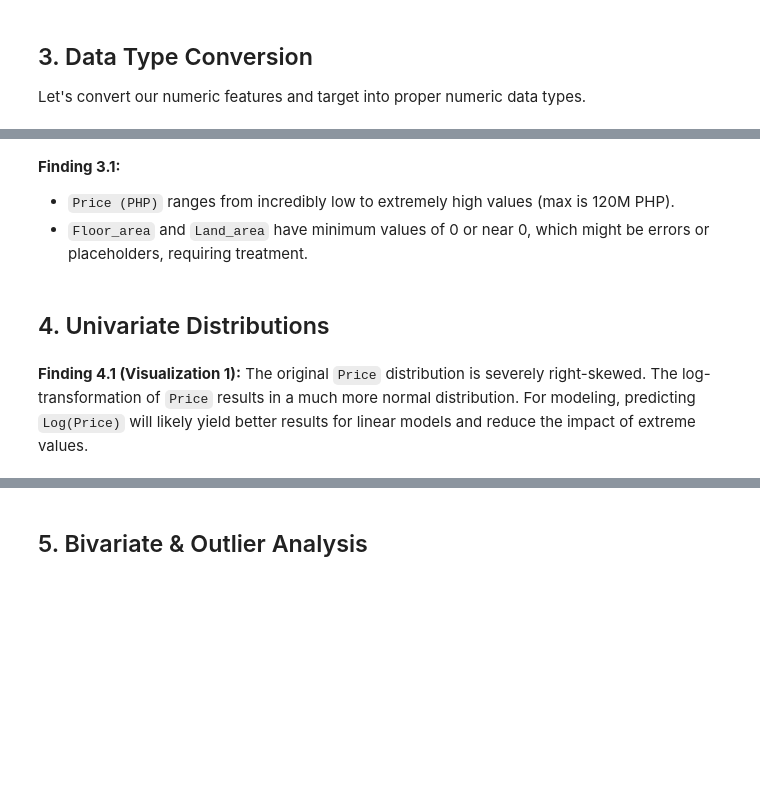
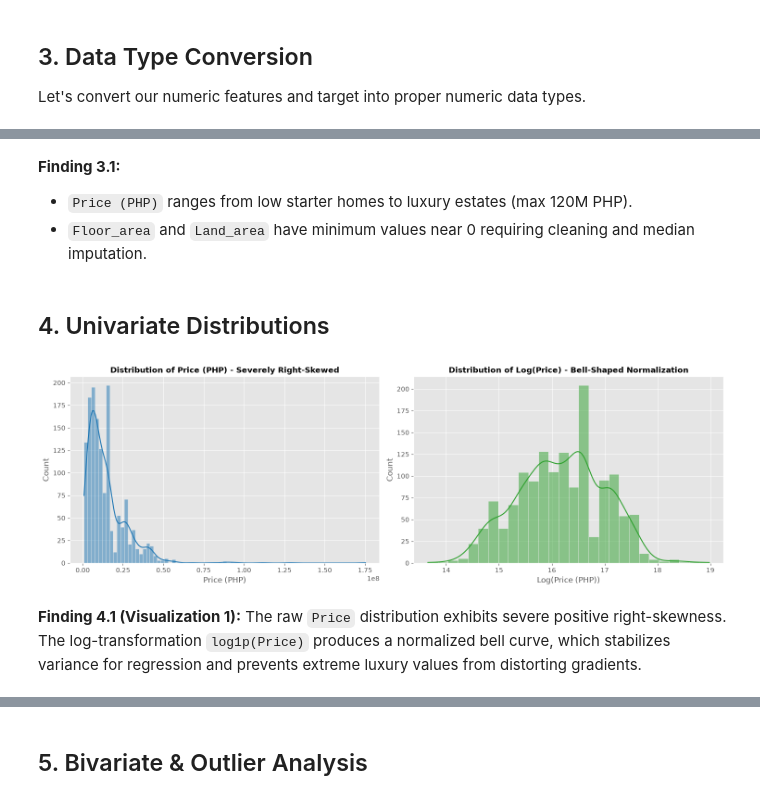
Before and after one commit to flexyledger/GROUP3_ph-real-estate-price-prediction, a Jupyter notebook: notebooks/01_eda.ipynb, the cells around one changed output, grey strips where cells are left out. Drawn from its saved outputs; the diff is of its cells as text; code cells hidden in the pictures; blank space fills up the shorter version.

```diff
--- a/notebooks/01_eda.ipynb
+++ b/notebooks/01_eda.ipynb
@@ -62,14 +125,12 @@ print(f"\nNumber of duplicate rows: {duplicate_count}")
 Let's convert our numeric features and target into proper numeric data types.
 # %%
 # Clean Price: remove commas and convert to float
-if df['Price (PHP)'].dtype == object:
-    df['Price (PHP)'] = df['Price (PHP)'].str.replace(',', '').astype(float)
+df['Price (PHP)'] = pd.to_numeric(df['Price (PHP)'].astype(str).str.replace(',', ''), errors='coerce')
 
 # Convert other features to numeric
-numeric_cols = ['Bedrooms', 'Bath', 'Floor_area (sqm)', 'Land_area (sqm)', 'Latitude']
+numeric_cols = ['Bedrooms', 'Bath', 'Floor_area (sqm)', 'Land_area (sqm)', 'Latitude', 'Longitude']
 for col in numeric_cols:
-    if df[col].dtype == object:
-        df[col] = pd.to_numeric(df[col], errors='coerce')
+    df[col] = pd.to_numeric(df[col], errors='coerce')
 
 print("\nUpdated Data Types:")
 print(df.dtypes)
@@ -79,27 +162,30 @@ df.describe().T
 # %% [markdown]
 **Finding 3.1:**
-* `Price (PHP)` ranges from incredibly low to extremely high values (max is 120M PHP).
-* `Floor_area` and `Land_area` have minimum values of 0 or near 0, which might be errors or placeholders, requiring treatment.
+* `Price (PHP)` ranges from low starter homes to luxury estates (max 120M PHP).
+* `Floor_area` and `Land_area` have minimum values near 0 requiring cleaning and median imputation.
 # %% [markdown]
 ## 4. Univariate Distributions
 # %%
-# Visualization 1: Target Variable (Price) Distribution
+# Visualization 1: Target Variable (Price) Distribution (Skew Analysis)
 fig, (ax1, ax2) = plt.subplots(1, 2, figsize=(15, 5))
 
 # Original Price
-sns.histplot(df['Price (PHP)'].dropna(), kde=True, ax=ax1)
-ax1.set_title('Distribution of Price (PHP)')
+sns.histplot(df['Price (PHP)'].dropna(), kde=True, ax=ax1, color='#1f77b4')
+ax1.set_title('Distribution of Price (PHP) - Severely Right-Skewed', fontsize=12, fontweight='bold')
 ax1.set_xlabel('Price (PHP)')
 
 # Log-transformed Price
-sns.histplot(np.log1p(df['Price (PHP)'].dropna()), kde=True, ax=ax2, color='green')
-ax2.set_title('Distribution of Log(Price)')
+sns.histplot(np.log1p(df['Price (PHP)'].dropna()), kde=True, ax=ax2, color='#2ca02c')
+ax2.set_title('Distribution of Log(Price) - Bell-Shaped Normalization', fontsize=12, fontweight='bold')
 ax2.set_xlabel('Log(Price (PHP))')
 
 plt.tight_layout()
+plt.savefig('../documentation/screenshots/eda_01_price_distribution.png', dpi=300)
 plt.show()
+# %% [output]
+[figure, added]
 # %% [markdown]
-**Finding 4.1 (Visualization 1):** The original `Price` distribution is severely right-skewed. The log-transformation of `Price` results in a much more normal distribution. For modeling, predicting `Log(Price)` will likely yield better results for linear models and reduce the impact of extreme values.
+**Finding 4.1 (Visualization 1):** The raw `Price` distribution exhibits severe positive right-skewness. The log-transformation `log1p(Price)` produces a normalized bell curve, which stabilizes variance for regression and prevents extreme luxury values from distorting gradients.
 # %%
 # Visualization 2: Structural Features Distributions
 fig, axes = plt.subplots(2, 2, figsize=(15, 10))
```
Also changed, not shown: parts of 21 cells of this notebook, 13 other files.
